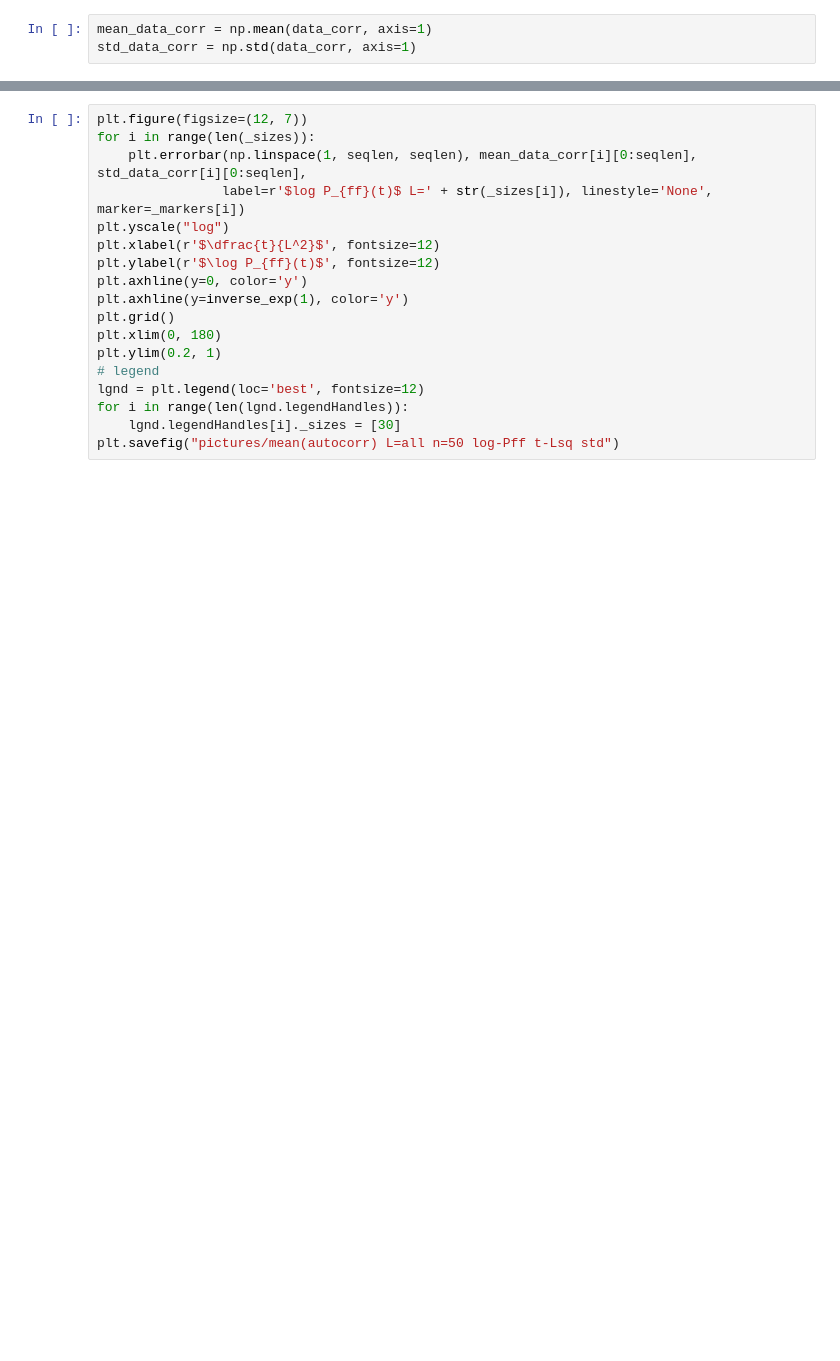
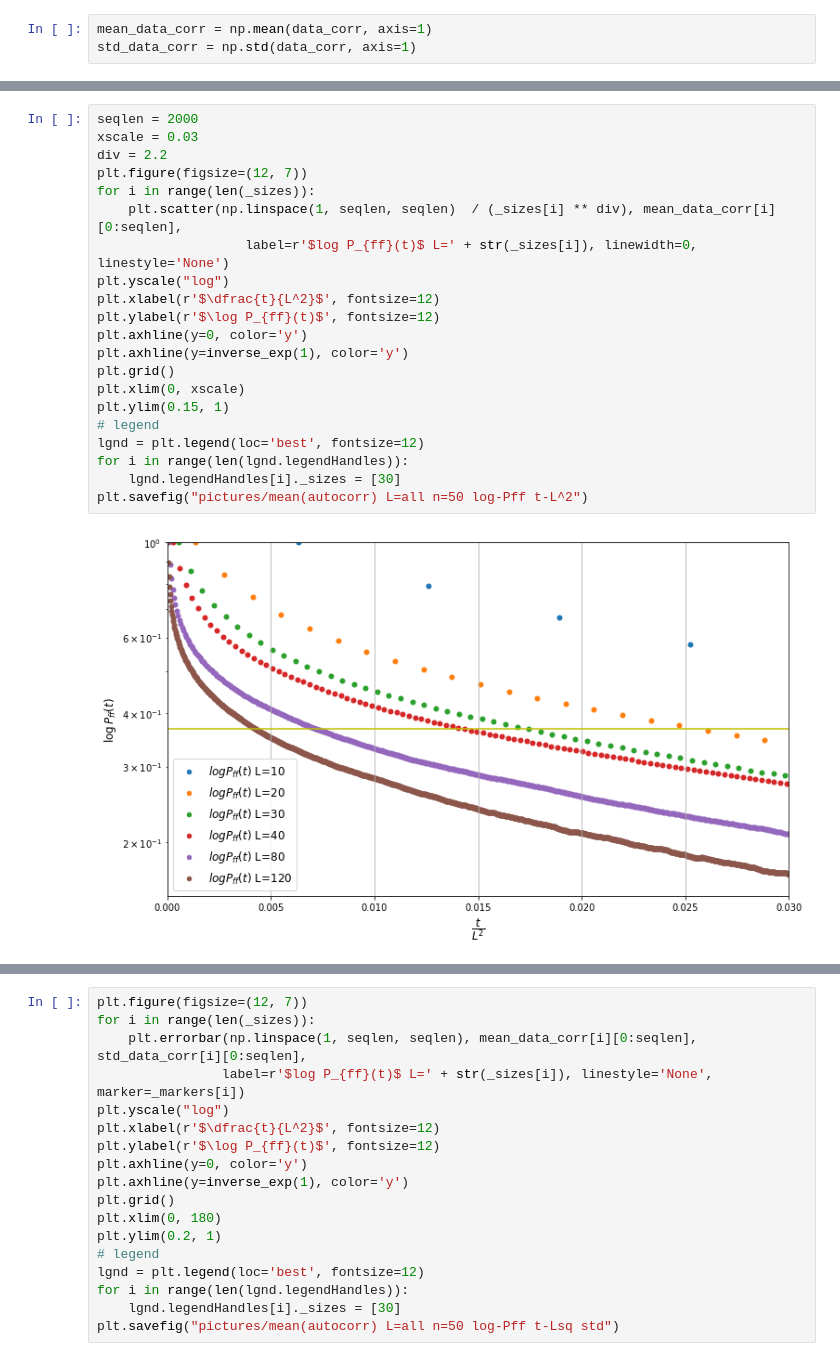
Before and after one commit to noDGodiaev/statistical-physics-models-with-ml, a Jupyter notebook: Generation of configurations/Autocor time count/Count autocor #1.ipynb, the cells around one changed output, grey strips where cells are left out. Cells and saved outputs as stored; diff of their text form; blank space fills up the shorter version.

```diff
--- a/Generation of configurations/Autocor time count/Count autocor #1.ipynb
+++ b/Generation of configurations/Autocor time count/Count autocor #1.ipynb
@@ -230,3 +262,26 @@ plt.savefig("pictures/mean(autocorr) L=all n=50 log-Pff t-Lsq")
+# %%
+seqlen = 2000
+xscale = 0.03
+div = 2.2
+plt.figure(figsize=(12, 7))
+for i in range(len(_sizes)):
+    plt.scatter(np.linspace(1, seqlen, seqlen)  / (_sizes[i] ** div), mean_data_corr[i][0:seqlen],
+                   label=r'$log P_{ff}(t)$ L=' + str(_sizes[i]), linewidth=0, linestyle='None')
+plt.yscale("log")
+plt.xlabel(r'$\dfrac{t}{L^2}$', fontsize=12)
+plt.ylabel(r'$\log P_{ff}(t)$', fontsize=12)
+plt.axhline(y=0, color='y')
+plt.axhline(y=inverse_exp(1), color='y')
+plt.grid()
+plt.xlim(0, xscale)
+plt.ylim(0.15, 1)
+# legend
+lgnd = plt.legend(loc='best', fontsize=12)
+for i in range(len(lgnd.legendHandles)):
+    lgnd.legendHandles[i]._sizes = [30]
+plt.savefig("pictures/mean(autocorr) L=all n=50 log-Pff t-L^2")
+# %% [output]
+[figure, added]
 # %%
 seqlen = 2000
 xscale = 0.02
```
Also changed, not shown: parts of 6 cells of this notebook, 51 other files.
